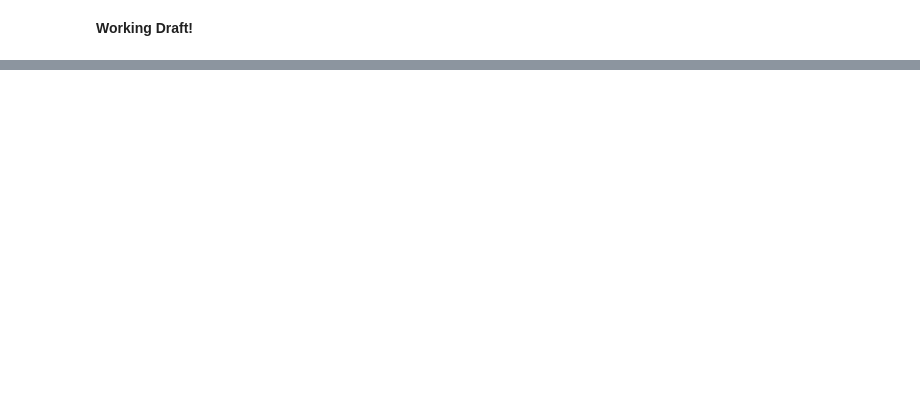
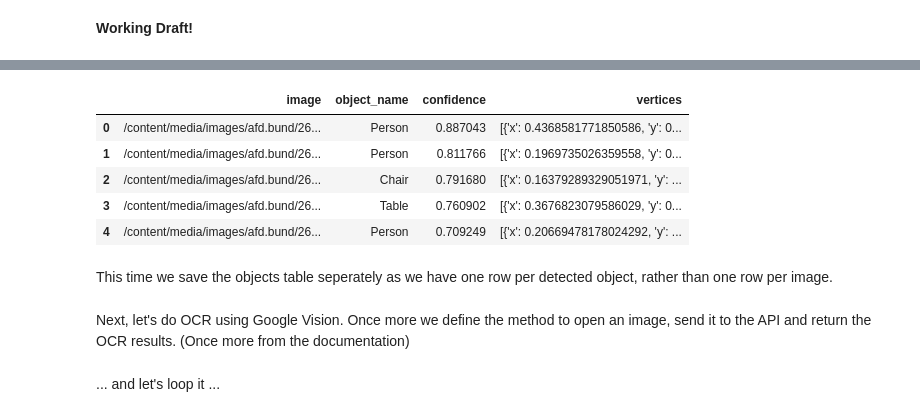
Before and after one commit to michaelachmann/social-media-lab, a Jupyter notebook: notebooks/2024_01_22_Ensemble_Classification.ipynb, the cells around one changed output, grey strips where cells are left out. Saved outputs shown, nothing was run; the diff lists cells and outputs as text; code cells hidden in the pictures; blank space fills up the shorter version.

Commit message:
Updated Ensemble Classification Notebook

```diff
--- a/notebooks/2024_01_22_Ensemble_Classification.ipynb
+++ b/notebooks/2024_01_22_Ensemble_Classification.ipynb
@@ -126,0 +262,4 @@ a calico kitten is sitting in front of a wooden wall and looking at the camera .
+# %%
+from google.cloud import vision
+
+client = vision.ImageAnnotatorClient()
@@ -126,0 +268,15 @@ a calico kitten is sitting in front of a wooden wall and looking at the camera .
+# %%
+from google.cloud import vision
+
+def localize_objects(path):
+    """Localize objects in the local image.
+
+    Args:
+    path: The path to the local file.
+    """
+
+    with open(path, "rb") as image_file:
+        content = image_file.read()
+    image = vision.Image(content=content)
+
+    return client.object_localization(image=image).localized_object_annotations
@@ -126,0 +285,24 @@ a calico kitten is sitting in front of a wooden wall and looking at the camera .
+# %%
+from tqdm.notebook import tqdm
+
+results = []
+
+for _, row in tqdm(df.iterrows(), total=df.shape[0]):
+        image_path = row['image_path']
+
+        try:
+          objects = localize_objects(image_path)
+
+          for object_ in objects:
+              vertices = [{"x": vertex.x, "y": vertex.y} for vertex in object_.bounding_poly.normalized_vertices]
+              result = {
+                  "image_path": row['image_path'],
+                  "object_name": object_.name,
+                  "confidence": object_.score,
+                  "vertices": vertices
+              }
+              results.append(result)
+        except:
+          print("Exception, e.g. file not found")
+
+objects_df = pd.DataFrame(results)
@@ -126,0 +318,11 @@ a calico kitten is sitting in front of a wooden wall and looking at the camera .
+# %%
+objects_df.head()
+# %% [output]
+|  | image | object_name | confidence | vertices |
+| 0 | /content/media/images/afd.bund/26... | Person | 0.887043 | [{'x': 0.4368581771850586, 'y': 0... |
+| 1 | /content/media/images/afd.bund/26... | Person | 0.811766 | [{'x': 0.1969735026359558, 'y': 0... |
+| 2 | /content/media/images/afd.bund/26... | Chair | 0.791680 | [{'x': 0.16379289329051971, 'y': ... |
+| 3 | /content/media/images/afd.bund/26... | Table | 0.760902 | [{'x': 0.3676823079586029, 'y': 0... |
+| 4 | /content/media/images/afd.bund/26... | Person | 0.709249 | [{'x': 0.20669478178024292, 'y': ... |
+# %% [markdown]
+This time we save the objects table seperately as we have one row per detected object, rather than one row per image.
@@ -126,0 +331,2 @@ a calico kitten is sitting in front of a wooden wall and looking at the camera .
+# %% [markdown]
+Next, let's do OCR using Google Vision. Once more we define the method to open an image, send it to the API and return the OCR results. (Once more from the documentation)
@@ -126,0 +346,2 @@ a calico kitten is sitting in front of a wooden wall and looking at the camera .
+# %% [markdown]
+... and let's loop it ...
```
Also changed, not shown: parts of 73 cells of this notebook.
